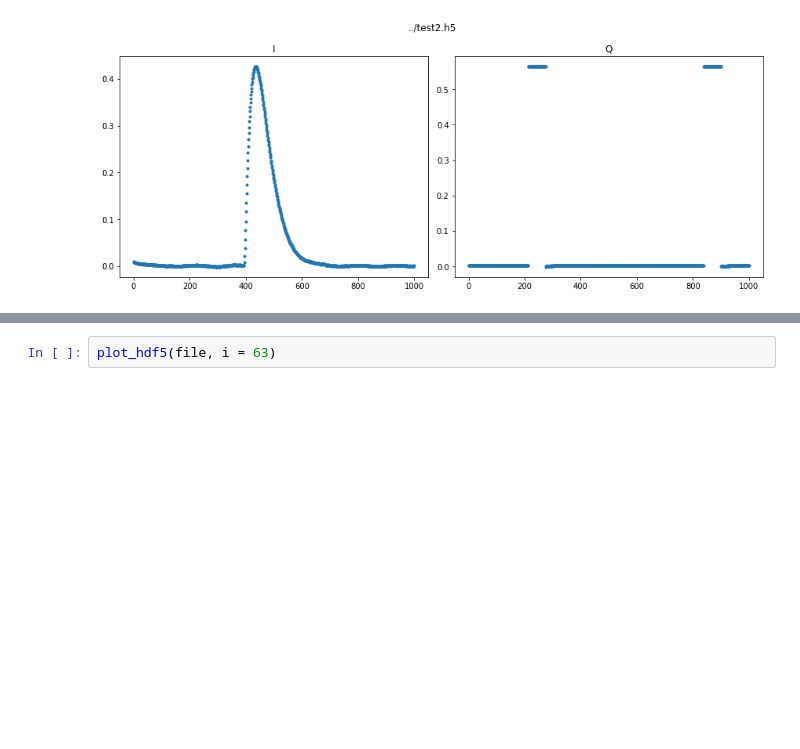
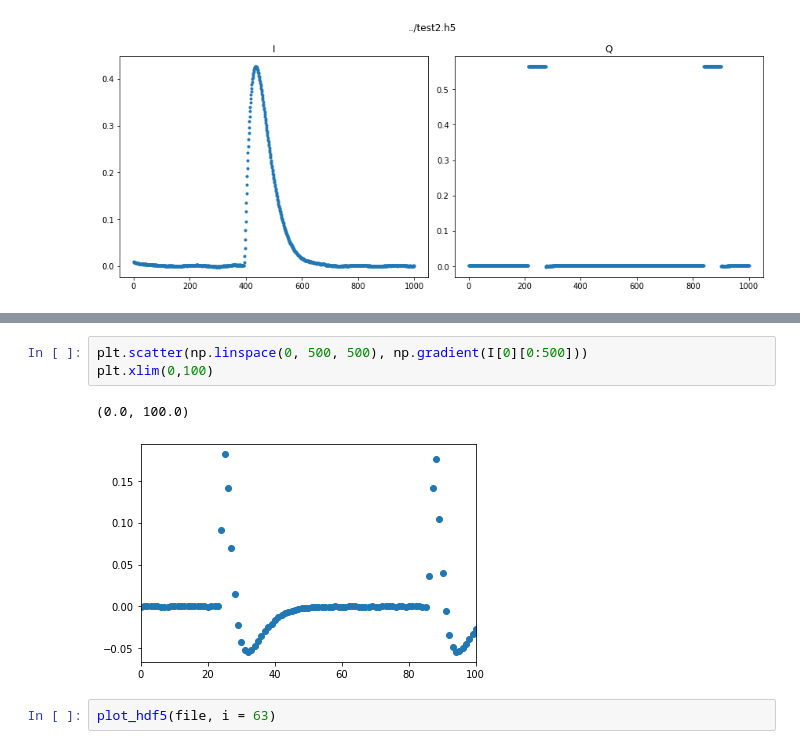
Before and after one commit to biqute/QTLab2122, a Jupyter notebook: SingleIRsource/programs/analysis.ipynb, the cells around one changed output, grey strips where cells are left out. Drawn from its saved outputs; the diff is of its cells as text; blank space fills up the shorter version.

```diff
--- a/SingleIRsource/programs/analysis.ipynb
+++ b/SingleIRsource/programs/analysis.ipynb
@@ -66,3 +70,9 @@ I, Q = get_hdf5(file)
+# %%
+plt.scatter(np.linspace(0, 500, 500), np.gradient(I[0][0:500]))
+plt.xlim(0,100)
+# %% [output]
+(0.0, 100.0)
+[figure, added]
 # %%
 plot_hdf5(file, i = 63)
 # %% [output]
```
Also changed, not shown: parts of 2 cells of this notebook, 6 other files.
